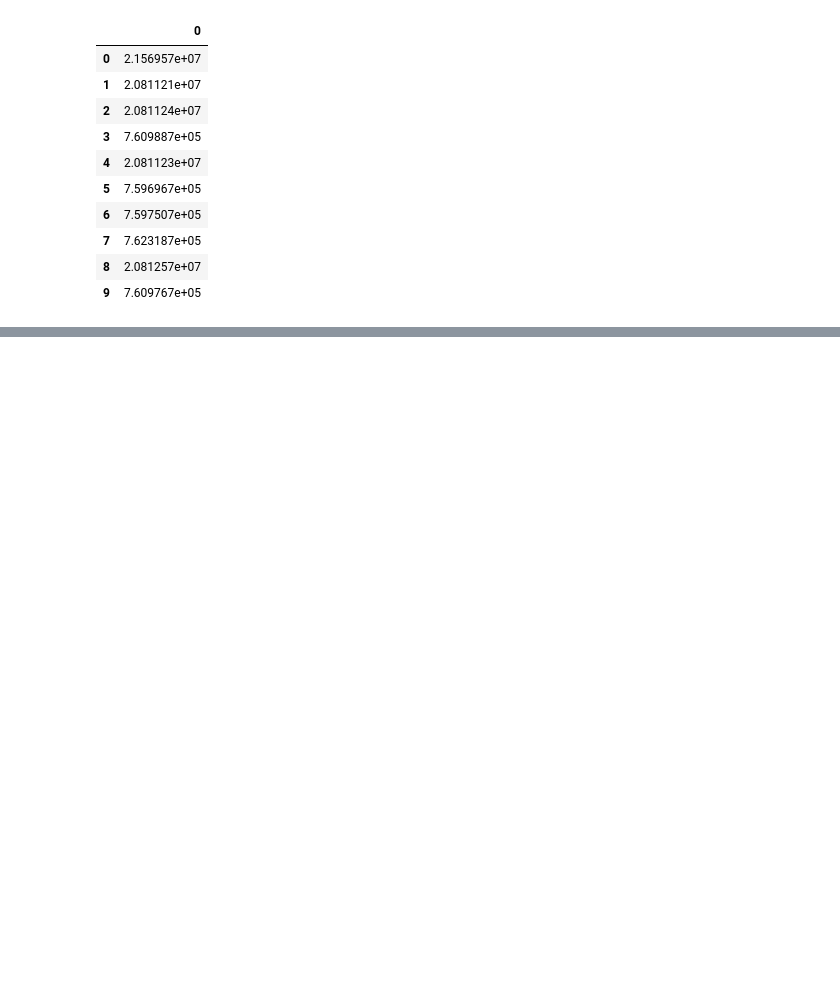
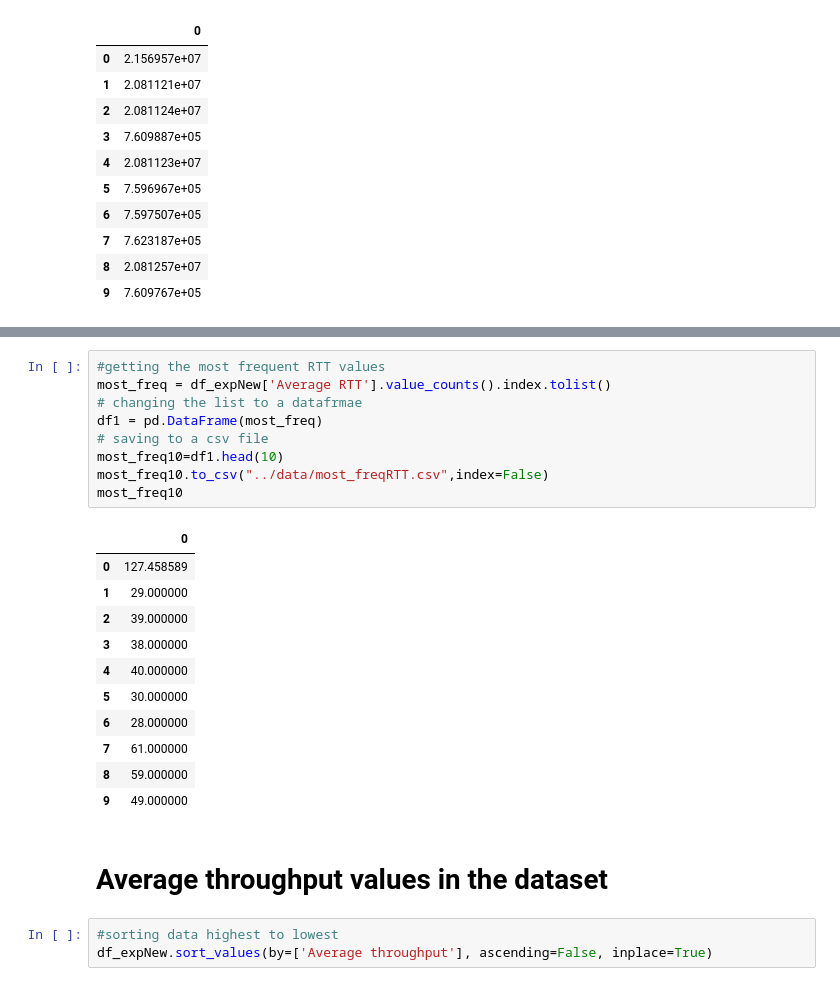
Before and after one commit to kebishaa/telecom-user-analytics, a Jupyter notebook: notebooks/experience Analysis.ipynb, the cells around one changed output, grey strips where cells are left out. Drawn from its saved outputs; the diff is of its cells as text; blank space fills up the shorter version.

```diff
--- a/notebooks/experience Analysis.ipynb
+++ b/notebooks/experience Analysis.ipynb
@@ -375,0 +413,26 @@ RTT values in the dataset.
+# %%
+#getting the most frequent RTT values
+most_freq = df_expNew['Average RTT'].value_counts().index.tolist()
+# changing the list to a datafrmae
+df1 = pd.DataFrame(most_freq)
+# saving to a csv file
+most_freq10=df1.head(10)
+most_freq10.to_csv("../data/most_freqRTT.csv",index=False)
+most_freq10
+# %% [output]
+|  | 0 |
+| 0 | 127.458589 |
+| 1 | 29.000000 |
+| 2 | 39.000000 |
+| 3 | 38.000000 |
+| 4 | 40.000000 |
+| 5 | 30.000000 |
+| 6 | 28.000000 |
+| 7 | 61.000000 |
+| 8 | 59.000000 |
+| 9 | 49.000000 |
+# %% [markdown]
+# Average throughput values in the dataset
+# %%
+#sorting data highest to lowest
+df_expNew.sort_values(by=['Average throughput'], ascending=False, inplace=True)
```
Also changed, not shown: parts of 7 cells of this notebook.
